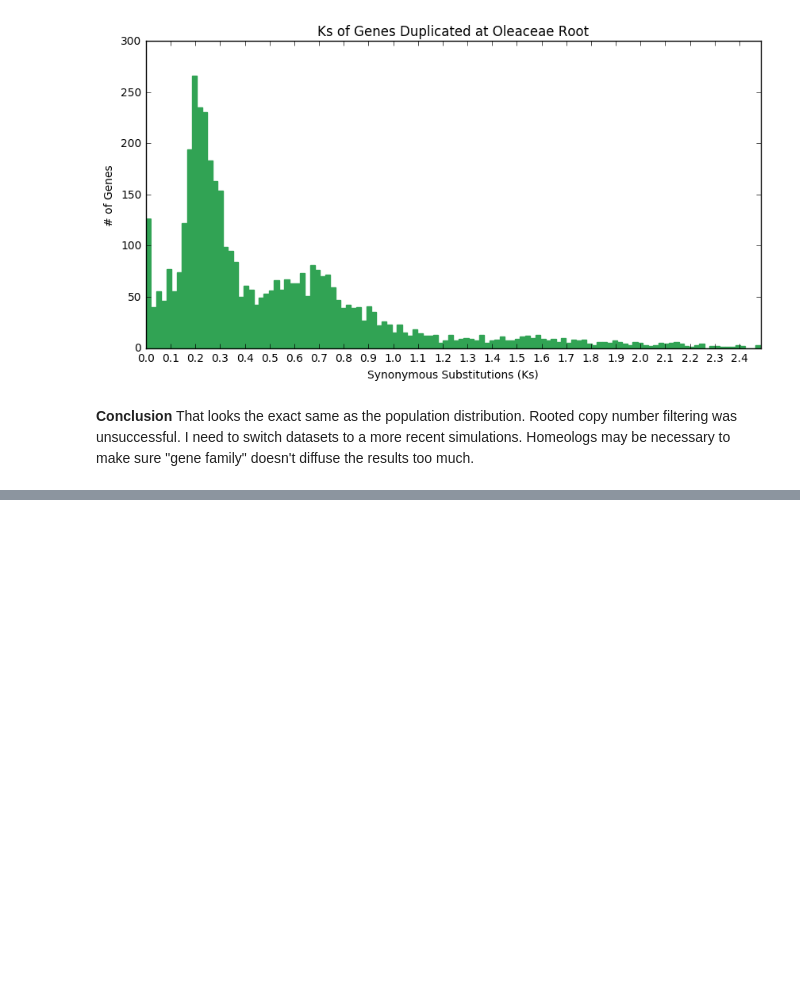
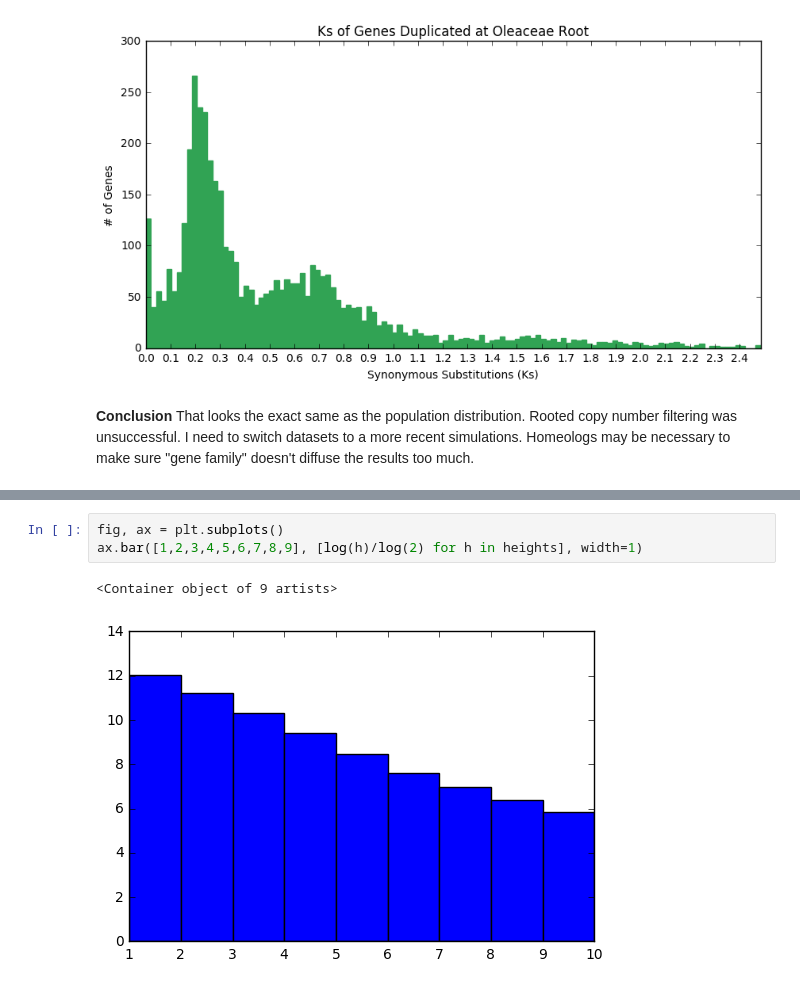
Before and after one commit to josiahseaman/DNA_Duplications, a Jupyter notebook: Homeologs_Analysis.ipynb, the cells around one changed output, grey strips where cells are left out. Drawn from its saved outputs; the diff is of its cells as text; blank space fills up the shorter version.

```diff
--- a/Homeologs_Analysis.ipynb
+++ b/Homeologs_Analysis.ipynb
@@ -286,0 +338,6 @@ h.set_title("Ks of Genes Duplicated at Oleaceae Root")
+# %%
+fig, ax = plt.subplots()
+ax.bar([1,2,3,4,5,6,7,8,9], [log(h)/log(2) for h in heights], width=1)
+# %% [output]
+<Container object of 9 artists>
+[figure, added]
```
Also changed, not shown: parts of 37 cells of this notebook, 5 other files.
